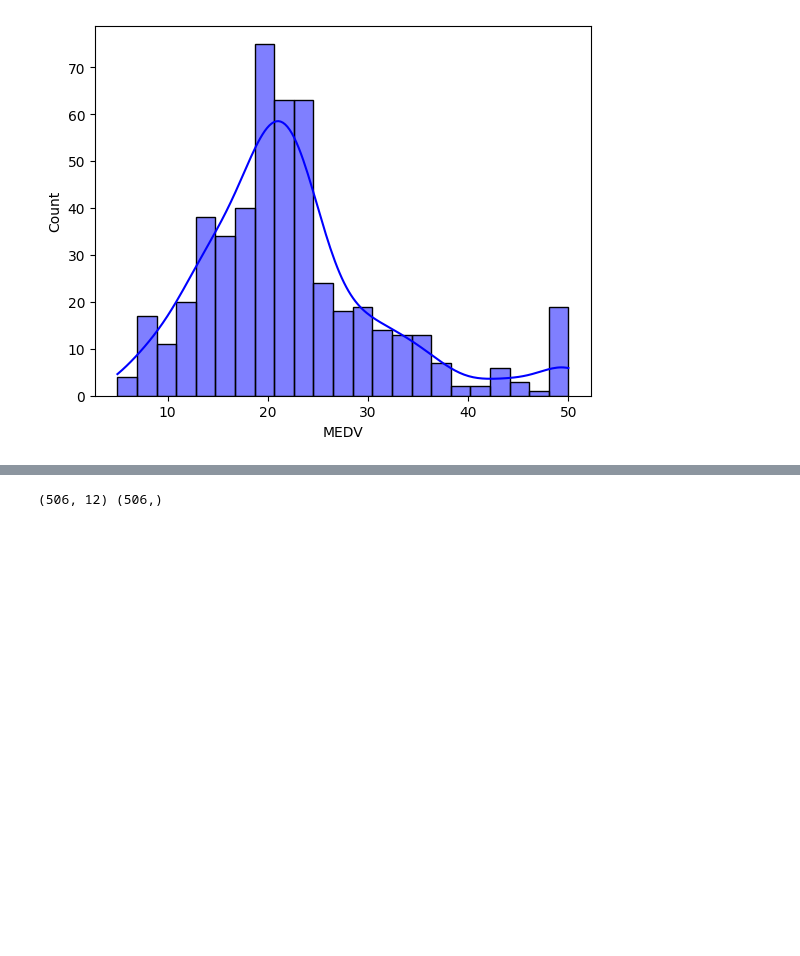
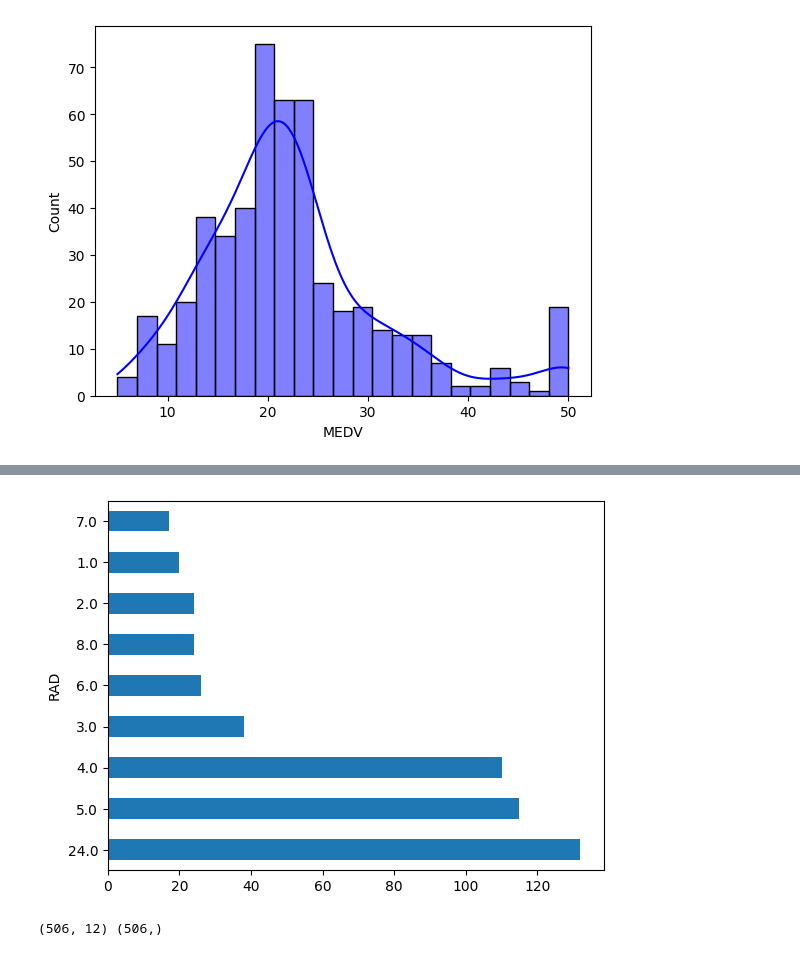
Before and after one commit to ChiaraTot/ONLINE_DS_THEBRIDGE_CHIARA, a Jupyter notebook: Practicas_Obligatorias/Practica_Obligatoria_ML_RegresLineal_SP10_unit1/18_Practica_Obligatoria_Regresion_Lineal_y_Regularización.ipynb, the cells around one changed output, grey strips where cells are left out. Saved outputs shown, nothing was run; the diff lists cells and outputs as text; code cells hidden in the pictures; blank space fills up the shorter version.

```diff
--- a/Practicas_Obligatorias/Practica_Obligatoria_ML_RegresLineal_SP10_unit1/18_Practica_Obligatoria_Regresion_Lineal_y_Regularización.ipynb
+++ b/Practicas_Obligatorias/Practica_Obligatoria_ML_RegresLineal_SP10_unit1/18_Practica_Obligatoria_Regresion_Lineal_y_Regularización.ipynb
@@ -89,3 +126,7 @@ Aunque tiene un aumento de valores en la cola
+# %%
+df.RAD.value_counts().plot.barh();
+# %% [output]
+[figure, added]
 # %%
 #3. Split en train y test
 features = df.drop(target, axis=1).columns.tolist()
```
Also changed, not shown: parts of 14 cells of this notebook, 29 other files.
